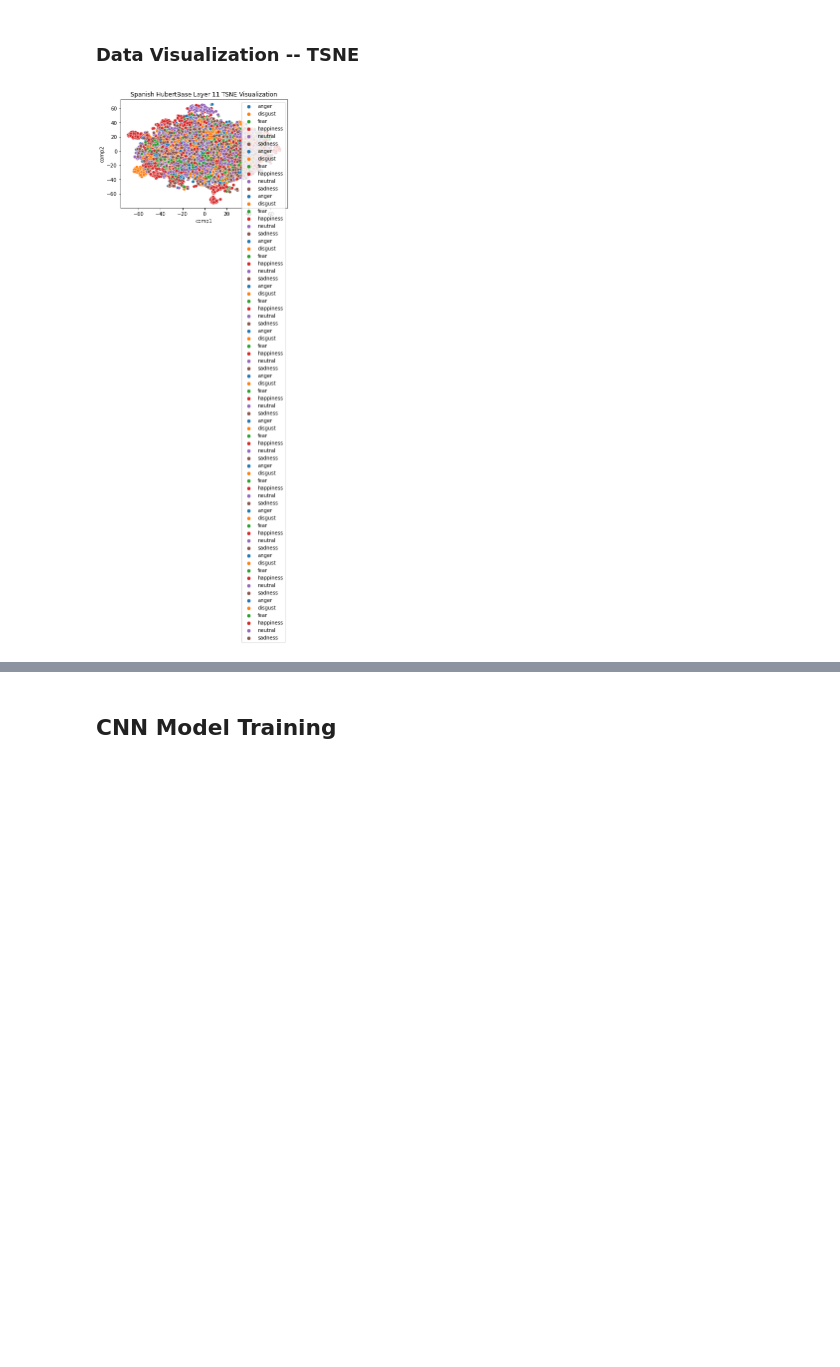
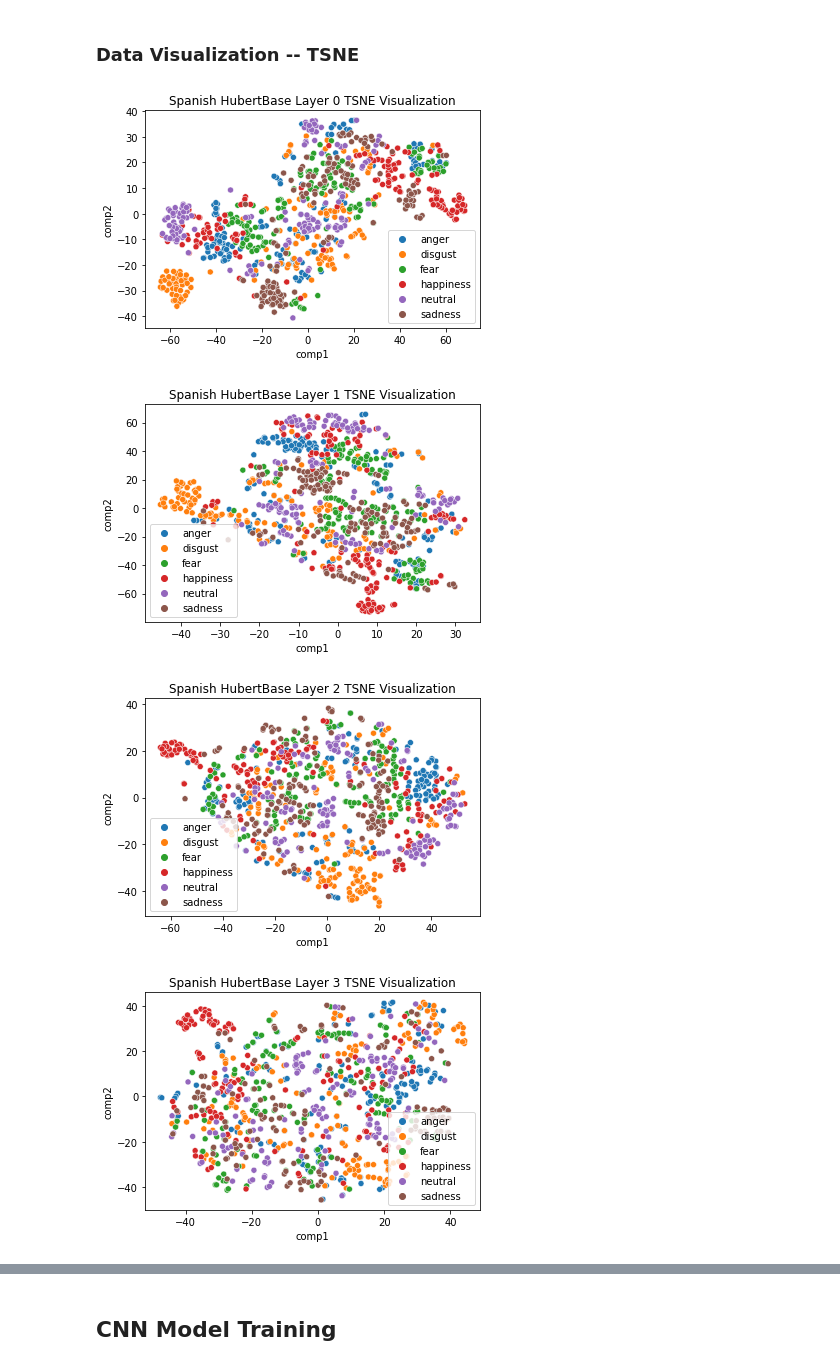
Before and after one commit to rul124/Capstone-MSED, a Jupyter notebook: Hubert_Base_Layers.ipynb, the cells around one changed output, grey strips where cells are left out. Saved outputs shown, nothing was run; the diff lists cells and outputs as text; code cells hidden in the pictures; blank space fills up the shorter version.

```diff
--- a/Hubert_Base_Layers.ipynb
+++ b/Hubert_Base_Layers.ipynb
@@ -182,25 +178,29 @@ num_to_cate = {'anger': 'angry',
  'sadness': 'sad',
  'neutral': 'neutral'}
 # %%
+labels = list(df['Label'])
 for layer in tqdm(range(12)):
   audios_cur = [torch.mean(audio, dim=0).tolist() for audio in audios[layer]]
   cate_audios = []
   cate_labels = []
 
   for i in range(len(audios_cur)):
     cate_audios.append(audios_cur[i])
     cate_labels.append(labels[i])
 
 
   data = pd.DataFrame({'Label':cate_labels, 'Features': cate_audios})
   data = data.sort_values('Label', ignore_index=True)
   tsne = TSNE(n_components=2, random_state=4800, perplexity=20)
   output = tsne.fit_transform(data['Features'].tolist())
 
   df = pd.DataFrame(output, columns=['comp1', 'comp2'])
   sns.scatterplot(x='comp1', y='comp2', hue=data['Label'].tolist(), data=df)
   plt.title(f'Spanish HubertBase Layer {layer} TSNE Visualization')
   plt.show()
   plt.savefig(f'/content/drive/MyDrive/MESD/tsne_hubertbase_layer_{layer}.png')
 # %% [output]
-[figure, old version]
+[figure, new version]
+[figure, added]
+[figure, added]
+[figure, added]
```
Also changed, not shown: parts of 8 cells of this notebook.
